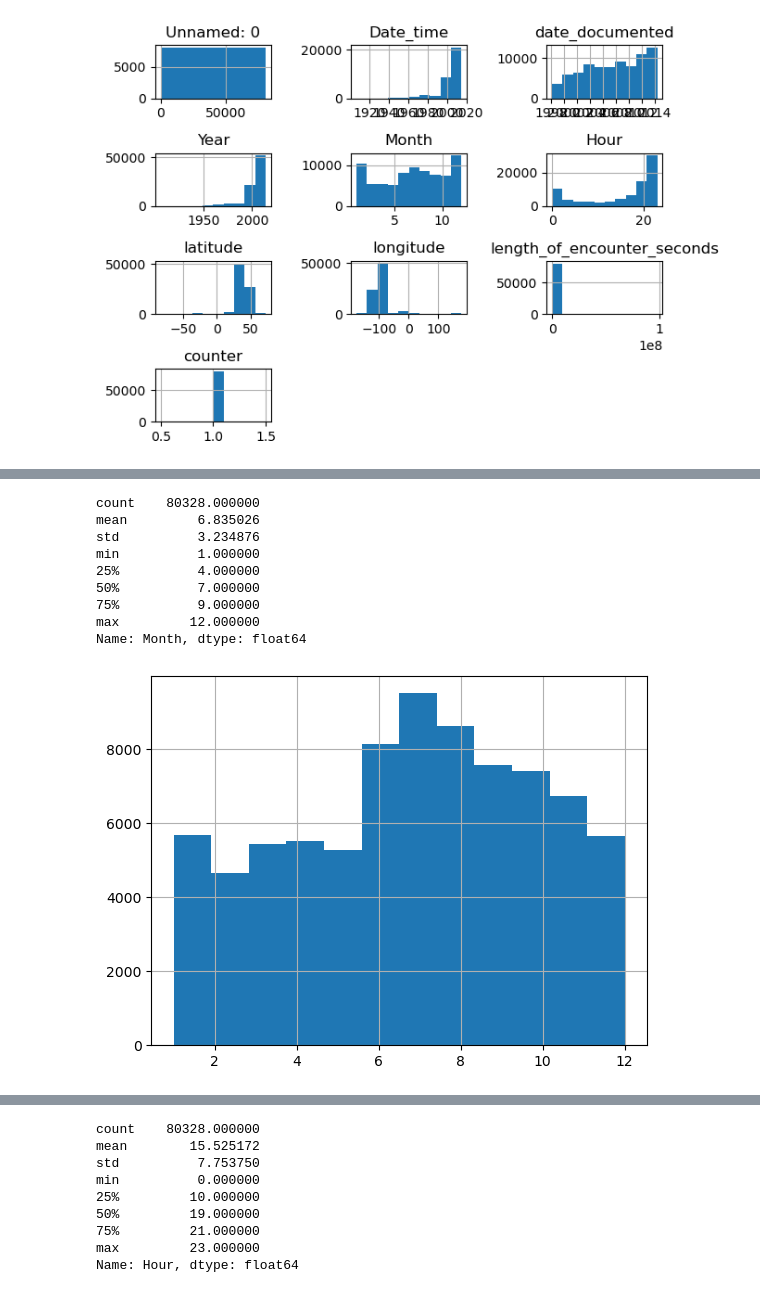
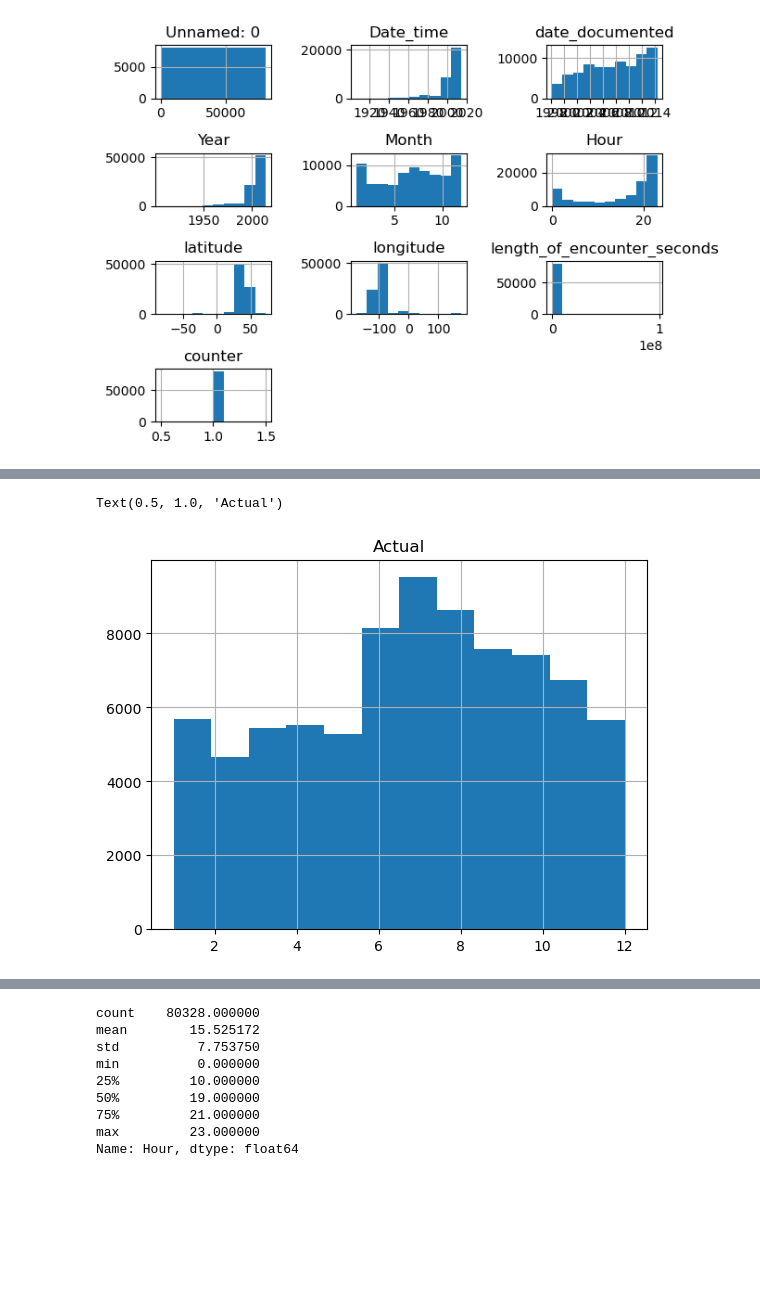
Before and after one commit to noyo0/ProgrammingForDataAnalysis, a Jupyter notebook: Project1/Project1.ipynb, the cells around one changed output, grey strips where cells are left out. Saved outputs shown, nothing was run; the diff lists cells and outputs as text; code cells hidden in the pictures; blank space fills up the shorter version.

```diff
--- a/Project1/Project1.ipynb
+++ b/Project1/Project1.ipynb
@@ -71,17 +79,9 @@ Name: Year, dtype: float64
 # %%
 # interesting data
-
-df['Month'].hist(bins=12) #matching number of monts with bins to represent data properly
+df['Month'].hist(bins=(df['Month'].max())) #matching number of monts with bins to represent data properly
 df['Month'].describe()
+plt.title("Actual")
 # summer and autumn months are most prominent
 # %% [output]
-count    80328.000000
-mean         6.835026
-std          3.234876
-min          1.000000
-25%          4.000000
-50%          7.000000
-75%          9.000000
-max         12.000000
-Name: Month, dtype: float64
+Text(0.5, 1.0, 'Actual')
-[figure, old version]
+[figure, new version]
```
Also changed, not shown: parts of 5 cells of this notebook.
